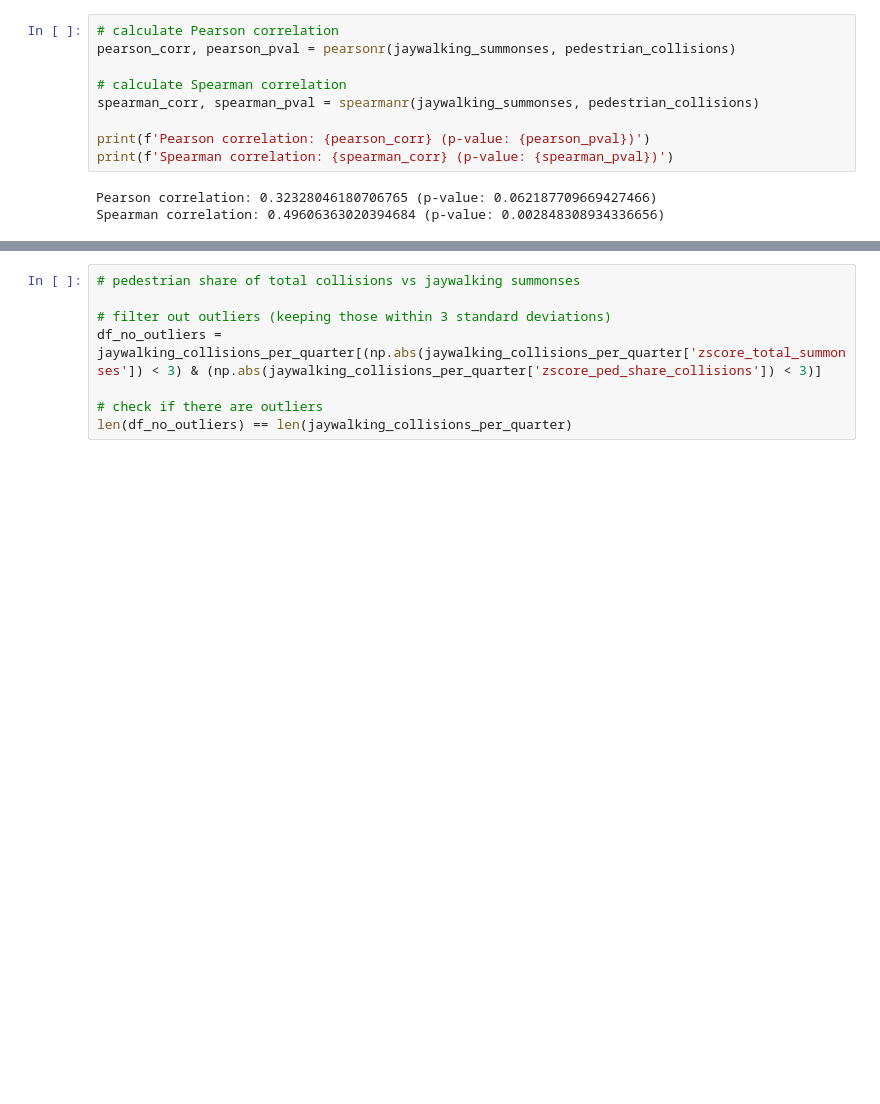
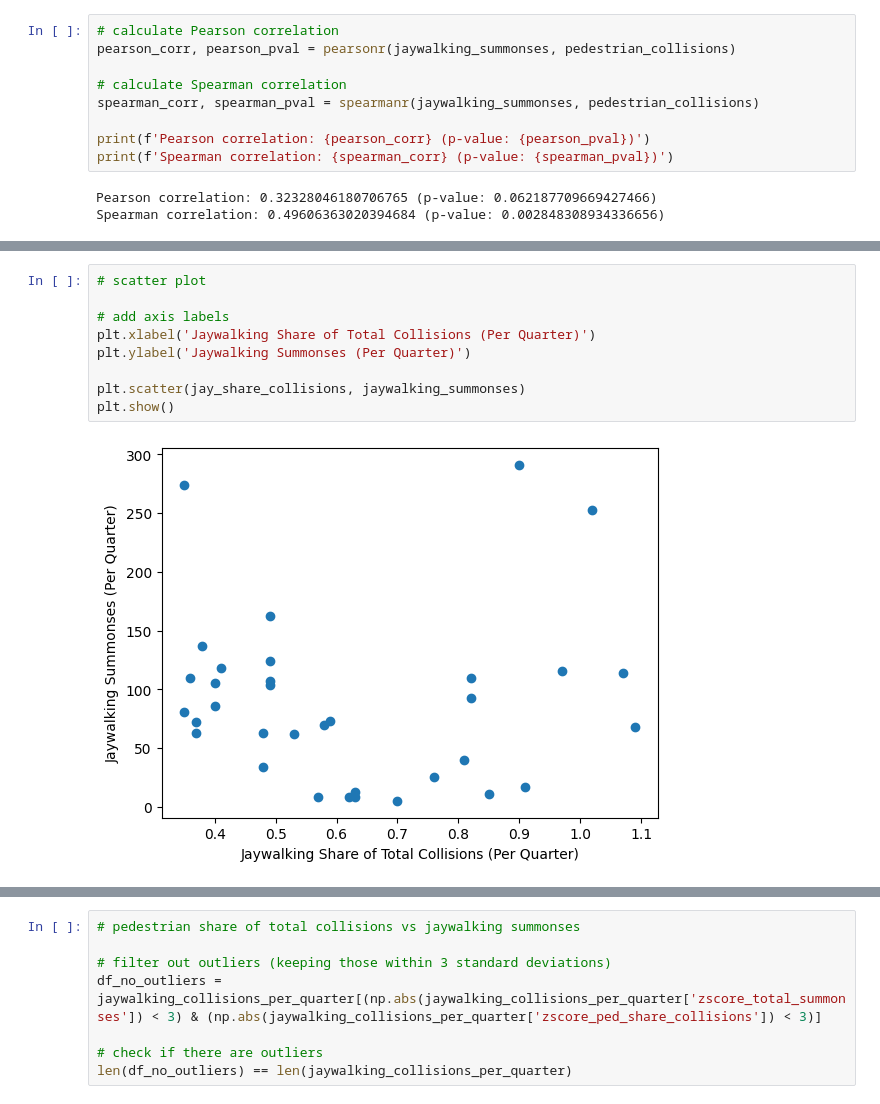
Before and after one commit to NewYorkCityCouncil/jaywalking_2024, a Jupyter notebook: code/jaywalking_correlations.ipynb, the cells around one changed output, grey strips where cells are left out. Drawn from its saved outputs; the diff is of its cells as text; blank space fills up the shorter version.

```diff
--- a/code/jaywalking_correlations.ipynb
+++ b/code/jaywalking_correlations.ipynb
@@ -304,0 +338,11 @@ Spearman correlation: 0.4488755513003349 (p-value: 0.00878639727624577)
+# %%
+# scatter plot
+
+# add axis labels
+plt.xlabel('Jaywalking Share of Total Collisions (Per Quarter)')
+plt.ylabel('Jaywalking Summonses (Per Quarter)')
+
+plt.scatter(jay_share_collisions, jaywalking_summonses)
+plt.show()
+# %% [output]
+[figure, added]
```
Also changed, not shown: parts of 9 cells of this notebook.
